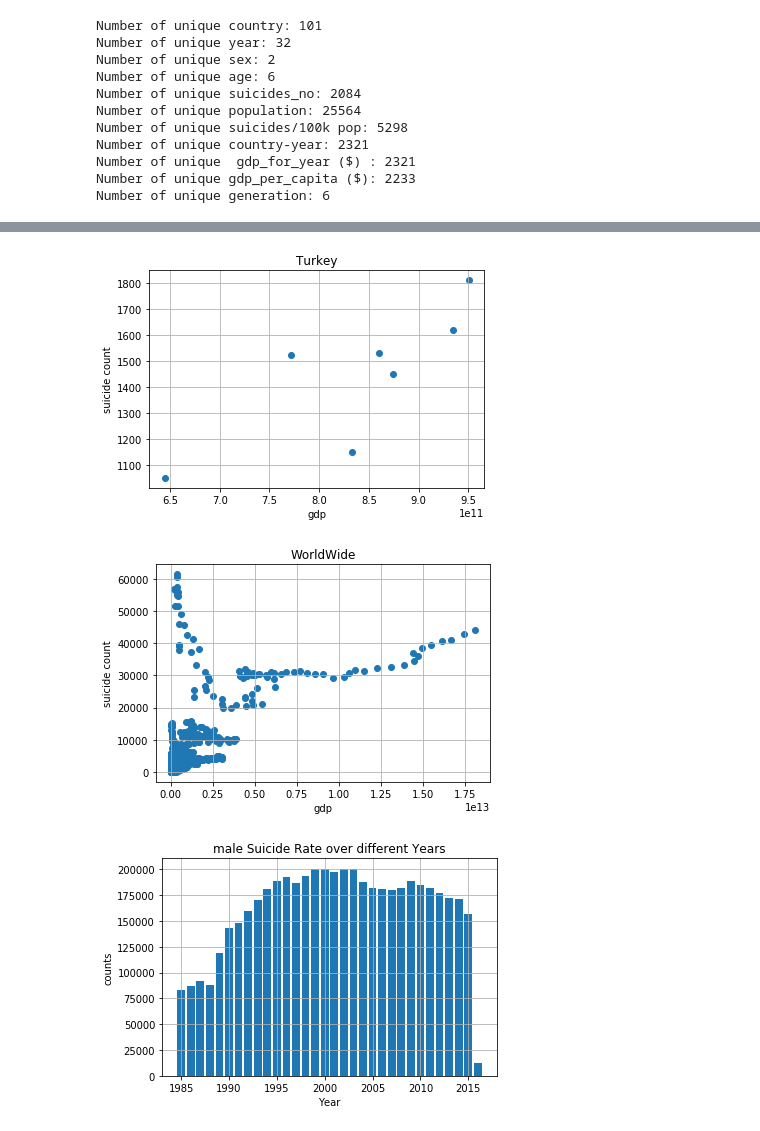
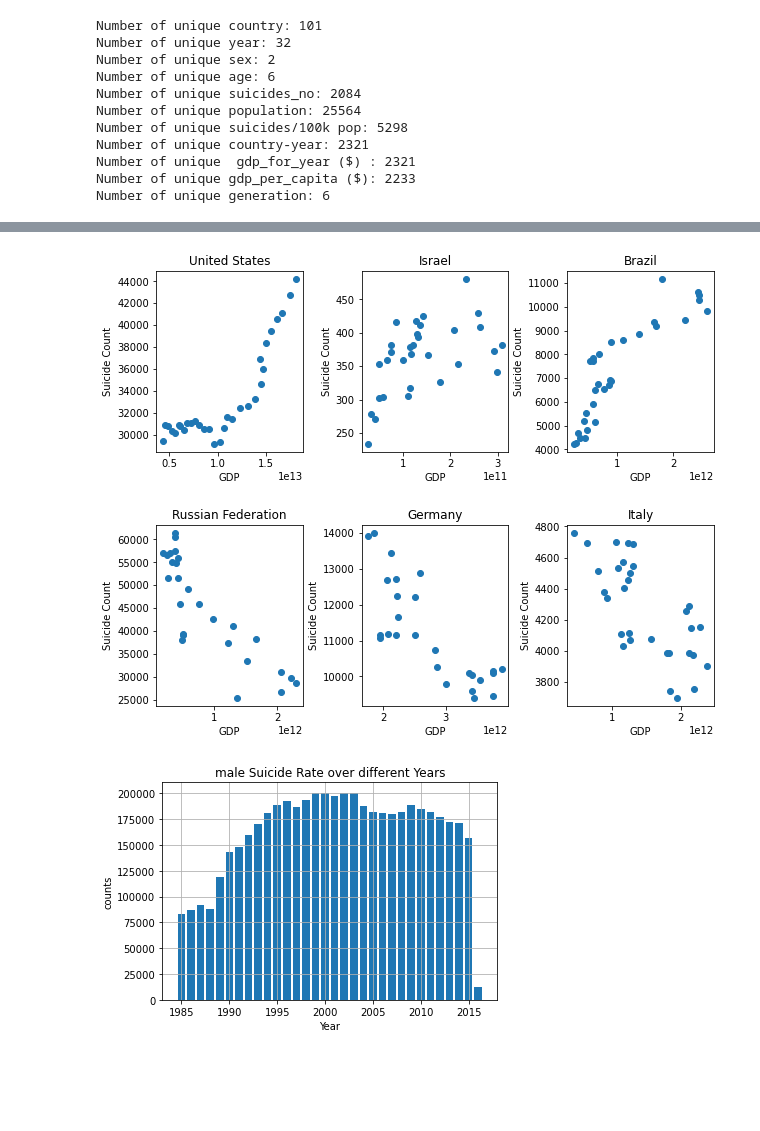
Before and after one commit to pkhorram/EDA-on-global-suicide-rate, a Jupyter notebook: Experiment.ipynb, the cells around one changed output, grey strips where cells are left out. Saved outputs shown, nothing was run; the diff lists cells and outputs as text; code cells hidden in the pictures; blank space fills up the shorter version.

```diff
--- a/Experiment.ipynb
+++ b/Experiment.ipynb
@@ -104,41 +118,0 @@ suicide_gdp(new, 'Russian Federation')
-# %%
-suicide_gdp(new, 'Turkey')
-# %% [output]
-[figure, removed]
-# %%
-gdp = []
-# convert gdp_for_year from string to ints
-for i, string in enumerate(df[df.columns[8]]):
-    gdp.append(int(string.replace(',','')))
-
-# put the results in a new column
-gdp_frame =pd.DataFrame()
-gdp_frame['gdp'] = np.array(gdp)
-new = pd.concat((df,gdp_frame),axis=1)
-
-gdp = []
-sui_num = []
-g = 0
-# compare suicide count vs. gdp for all countries in each year
-for year in new['year'].unique():
-    p1 = new[new['year'] == year]
-    for country in p1['country'].unique():
-        p2 = p1[p1['country'] == country]
-        if np.average(p2['gdp']):
-            sui_num.append(sum(p2.suicides_no))
-            gdp.append(np.average(p2['gdp']))
-
-x = []
-y = []
-for i,j in sorted(zip(gdp,sui_num)):
-    x.append(i)
-    y.append(j)
-
-plt.scatter(x,y)
-plt.xlabel('gdp')
-plt.ylabel('suicide count')
-plt.title('WorldWide')
-plt.grid()
-plt.show()
-# %% [output]
-[figure, removed]
@@ -164,6 +176,10 @@ def suicide_gender_year(df, gender):
     plt.ylabel('counts')
     plt.grid(True)
     plt.show()
+# %%
+suicide_gdp(new, 'United States','Israel', 'Brazil', 'Russian Federation', 'Germany', 'Italy')
+# %% [output]
+[figure, added]
 # %%
 suicide_gender_year(df, 'male')
 # %% [output]
```
Also changed, not shown: parts of 16 cells of this notebook.
